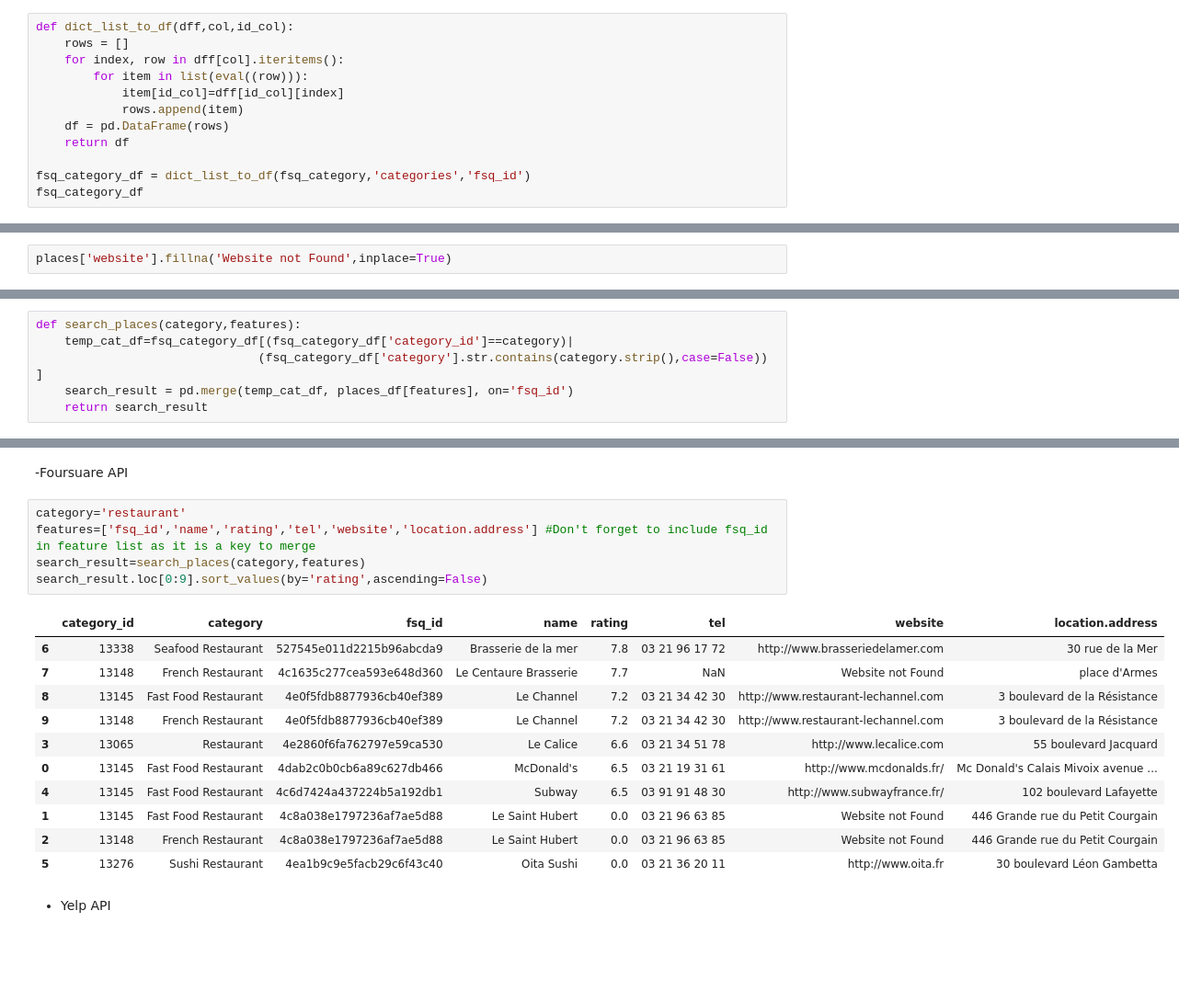
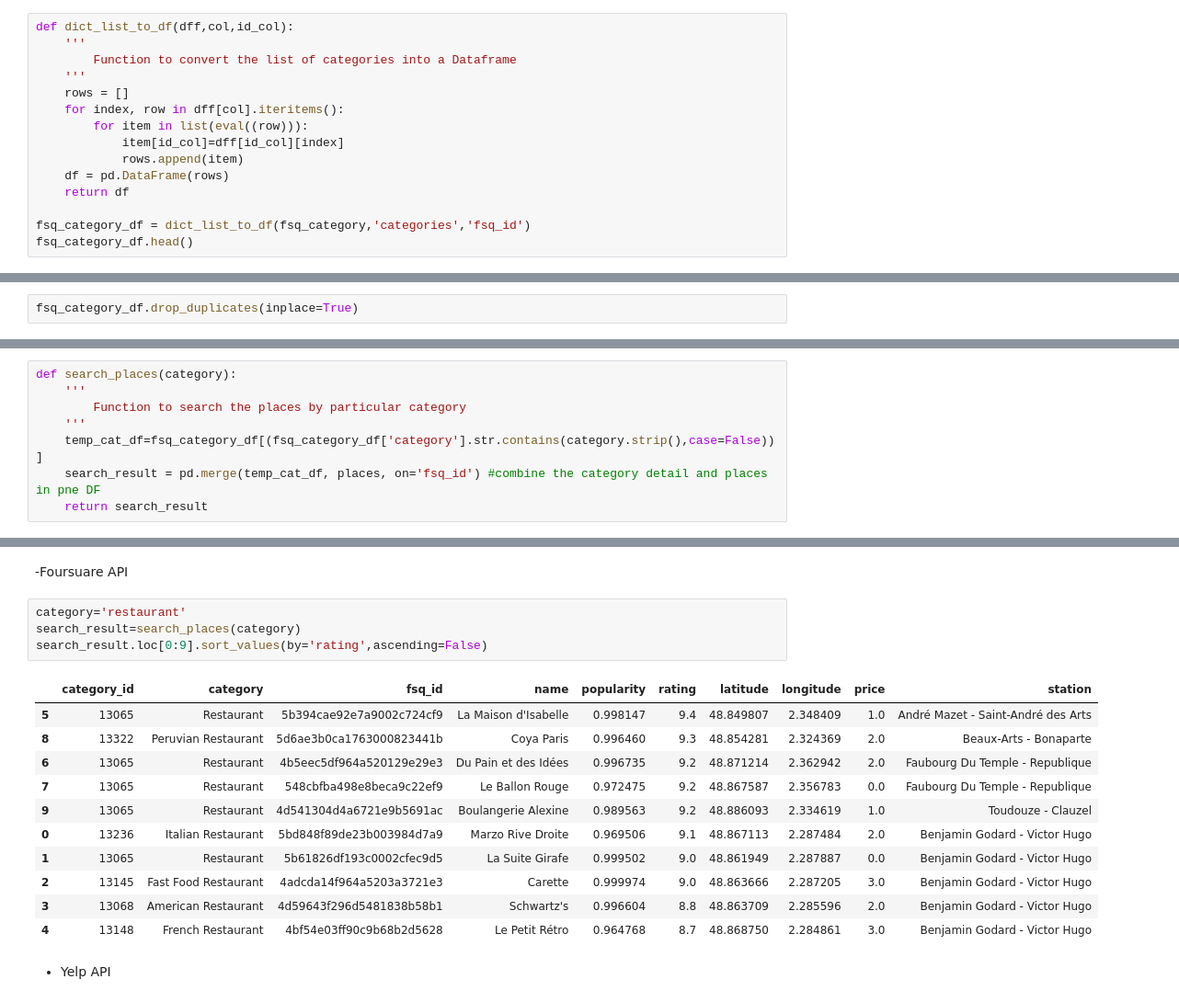
Before and after one commit to monikarkashyap/LHL_Statistical_Project2, a Jupyter notebook: notebooks/yelp_foursquare_EDA.ipynb, the cells around one changed output, grey strips where cells are left out. Shown at 92% size. Drawn from its saved outputs; the diff is of its cells as text; blank space fills up the shorter version.

```diff
--- a/notebooks/yelp_foursquare_EDA.ipynb
+++ b/notebooks/yelp_foursquare_EDA.ipynb
@@ -168,5 +207,8 @@ fsq_category.head()
 # %%
 def dict_list_to_df(dff,col,id_col):
+    '''
+        Function to convert the list of categories into a Dataframe
+    '''
     rows = []
     for index, row in dff[col].iteritems():
         for item in list(eval((row))):
@@ -176,6 +218,6 @@ def dict_list_to_df(dff,col,id_col):
     return df
 
 fsq_category_df = dict_list_to_df(fsq_category,'categories','fsq_id')
-fsq_category_df
+fsq_category_df.head()
 # %% [output]
 |  | id | name | icon | fsq_id |
@@ -201,3 +231,5 @@ dtype: int64
+# %%
+fsq_category_df.drop_duplicates(inplace=True)
 # %% [markdown]
 ***Note:*** So now we have all the categories and corresponding 'fsq_id' in dataframe.We will save this in csv file for future use. from this dataset we can query the places and filter them using either category 'id' or 'name'. 'fsq_id' will work as a key to connect 'category' with the 'places' dataset
 # %%
@@ -208,5 +253,3 @@ fsq_category_df.to_csv('../data/fsq_category.csv', index=False)
 ***Note:*** We can drop the 'categories' column from 'places' dataframe
 # %%
 places.drop(['categories'],axis=1,inplace=True)
-# %%
-places['website'].fillna('Website not Found',inplace=True)
@@ -239,6 +282,8 @@ places_df=pd.read_csv('../data/places.csv')
 # %%
-def search_places(category,features):
-    temp_cat_df=fsq_category_df[(fsq_category_df['category_id']==category)|
-                               (fsq_category_df['category'].str.contains(category.strip(),case=False)) ]
-    search_result = pd.merge(temp_cat_df, places_df[features], on='fsq_id')
+def search_places(category):
+    '''
+        Function to search the places by particular category
+    '''
+    temp_cat_df=fsq_category_df[(fsq_category_df['category'].str.contains(category.strip(),case=False)) ]
+    search_result = pd.merge(temp_cat_df, places, on='fsq_id') #combine the category detail and places in pne DF
     return search_result
@@ -537,20 +577,19 @@ Name: review_count, dtype: int64
 -Foursuare API
 # %%
 category='restaurant'
-features=['fsq_id','name','rating','tel','website','location.address'] #Don't forget to include fsq_id in feature list as it is a key to merge
-search_result=search_places(category,features)
+search_result=search_places(category)
 search_result.loc[0:9].sort_values(by='rating',ascending=False)
 # %% [output]
-|  | category_id | category | fsq_id | name | rating | tel | website | location.address |
-| 6 | 13338 | Seafood Restaurant | 527545e011d2215b96abcda9 | Brasserie de la mer | 7.8 | 03 21 96 17 72 | http://www.brasseriedelamer.com | 30 rue de la Mer |
-| 7 | 13148 | French Restaurant | 4c1635c277cea593e648d360 | Le Centaure Brasserie | 7.7 | NaN | Website not Found | place d'Armes |
-| 8 | 13145 | Fast Food Restaurant | 4e0f5fdb8877936cb40ef389 | Le Channel | 7.2 | 03 21 34 42 30 | http://www.restaurant-lechannel.com | 3 boulevard de la Résistance |
-| 9 | 13148 | French Restaurant | 4e0f5fdb8877936cb40ef389 | Le Channel | 7.2 | 03 21 34 42 30 | http://www.restaurant-lechannel.com | 3 boulevard de la Résistance |
-| 3 | 13065 | Restaurant | 4e2860f6fa762797e59ca530 | Le Calice | 6.6 | 03 21 34 51 78 | http://www.lecalice.com | 55 boulevard Jacquard |
-| 0 | 13145 | Fast Food Restaurant | 4dab2c0b0cb6a89c627db466 | McDonald's | 6.5 | 03 21 19 31 61 | http://www.mcdonalds.fr/ | Mc Donald's Calais Mivoix avenue ... |
-| 4 | 13145 | Fast Food Restaurant | 4c6d7424a437224b5a192db1 | Subway | 6.5 | 03 91 91 48 30 | http://www.subwayfrance.fr/ | 102 boulevard Lafayette |
-| 1 | 13145 | Fast Food Restaurant | 4c8a038e1797236af7ae5d88 | Le Saint Hubert | 0.0 | 03 21 96 63 85 | Website not Found | 446 Grande rue du Petit Courgain |
-| 2 | 13148 | French Restaurant | 4c8a038e1797236af7ae5d88 | Le Saint Hubert | 0.0 | 03 21 96 63 85 | Website not Found | 446 Grande rue du Petit Courgain |
-| 5 | 13276 | Sushi Restaurant | 4ea1b9c9e5facb29c6f43c40 | Oita Sushi | 0.0 | 03 21 36 20 11 | http://www.oita.fr | 30 boulevard Léon Gambetta |
+|  | category_id | category | fsq_id | name | popularity | rating | latitude | longitude | price | station |
+| 5 | 13065 | Restaurant | 5b394cae92e7a9002c724cf9 | La Maison d'Isabelle | 0.998147 | 9.4 | 48.849807 | 2.348409 | 1.0 | André Mazet - Saint-André des Arts |
+| 8 | 13322 | Peruvian Restaurant | 5d6ae3b0ca1763000823441b | Coya Paris | 0.996460 | 9.3 | 48.854281 | 2.324369 | 2.0 | Beaux-Arts - Bonaparte |
+| 6 | 13065 | Restaurant | 4b5eec5df964a520129e29e3 | Du Pain et des Idées | 0.996735 | 9.2 | 48.871214 | 2.362942 | 2.0 | Faubourg Du Temple - Republique |
+| 7 | 13065 | Restaurant | 548cbfba498e8beca9c22ef9 | Le Ballon Rouge | 0.972475 | 9.2 | 48.867587 | 2.356783 | 0.0 | Faubourg Du Temple - Republique |
+| 9 | 13065 | Restaurant | 4d541304d4a6721e9b5691ac | Boulangerie Alexine | 0.989563 | 9.2 | 48.886093 | 2.334619 | 1.0 | Toudouze - Clauzel |
+| 0 | 13236 | Italian Restaurant | 5bd848f89de23b003984d7a9 | Marzo Rive Droite | 0.969506 | 9.1 | 48.867113 | 2.287484 | 2.0 | Benjamin Godard - Victor Hugo |
+| 1 | 13065 | Restaurant | 5b61826df193c0002cfec9d5 | La Suite Girafe | 0.999502 | 9.0 | 48.861949 | 2.287887 | 0.0 | Benjamin Godard - Victor Hugo |
+| 2 | 13145 | Fast Food Restaurant | 4adcda14f964a5203a3721e3 | Carette | 0.999974 | 9.0 | 48.863666 | 2.287205 | 3.0 | Benjamin Godard - Victor Hugo |
+| 3 | 13068 | American Restaurant | 4d59643f296d5481838b58b1 | Schwartz's | 0.996604 | 8.8 | 48.863709 | 2.285596 | 2.0 | Benjamin Godard - Victor Hugo |
+| 4 | 13148 | French Restaurant | 4bf54e03ff90c9b68b2d5628 | Le Petit Rétro | 0.964768 | 8.7 | 48.868750 | 2.284861 | 3.0 | Benjamin Godard - Victor Hugo |
 # %% [markdown]
 - Yelp API
```
Also changed, not shown: parts of 99 cells of this notebook.
